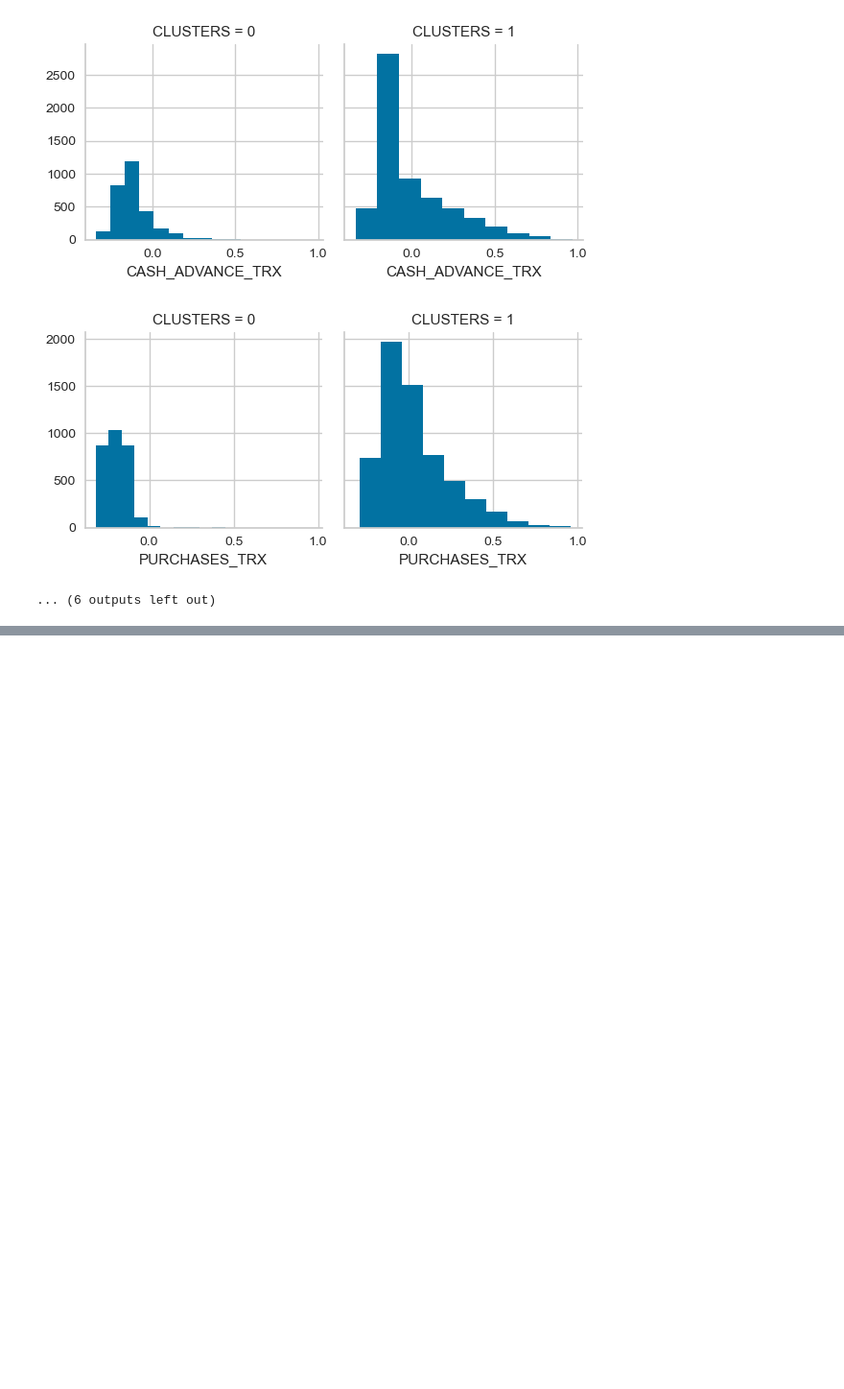
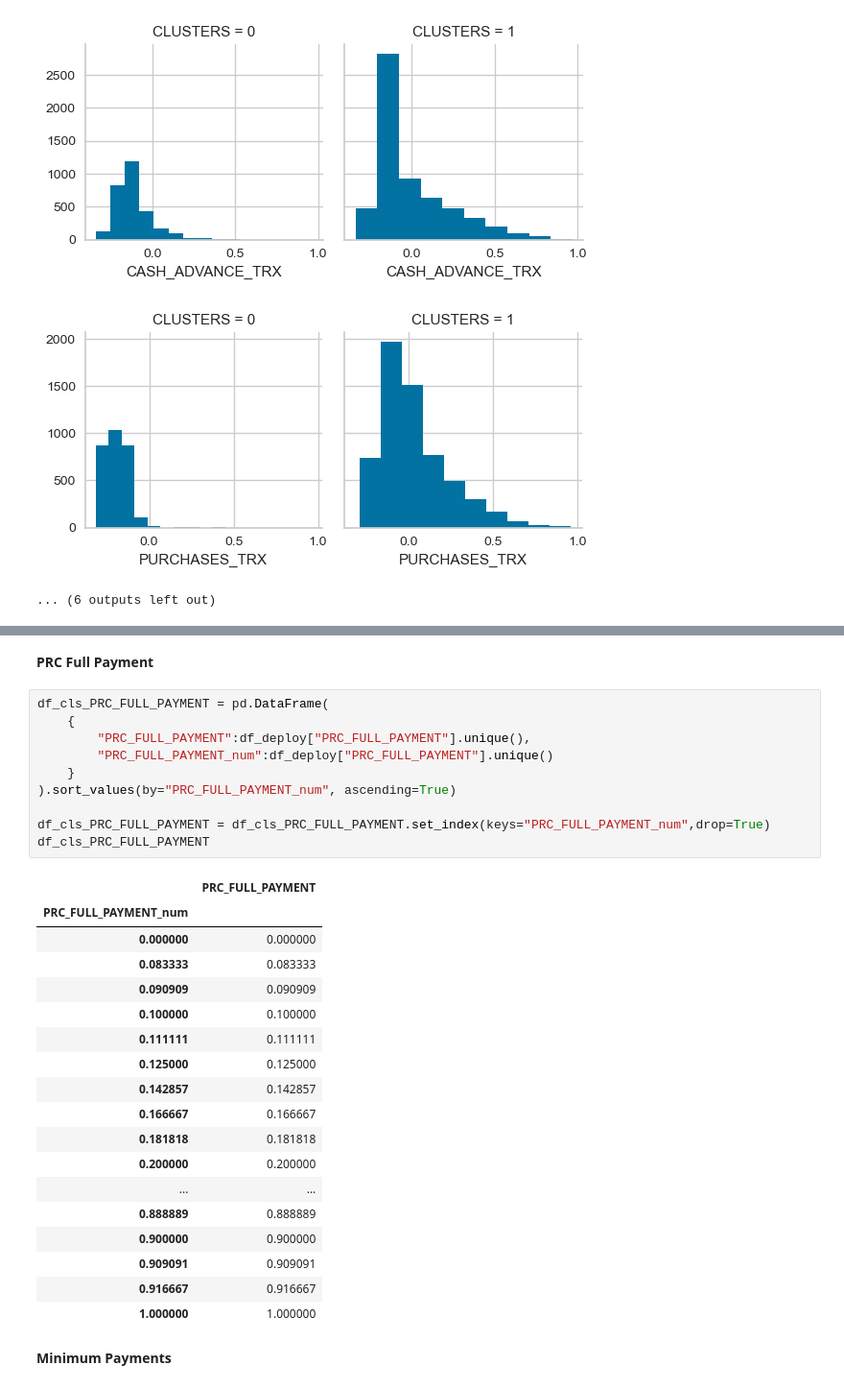
Before and after one commit to qarisp/H8_PYTN-KS08-019, a Jupyter notebook: FinalProject/FinalProject4/Notebook/PYTN_KampusMerdek_fp4_Qaris Ardian Pratama.ipynb, the cells around one changed output, grey strips where cells are left out. Shown at 96% size. Cells and saved outputs as stored; diff of their text form; blank space fills up the shorter version.

```diff
--- a/FinalProject/FinalProject4/Notebook/PYTN_KampusMerdek_fp4_Qaris Ardian Pratama.ipynb
+++ b/FinalProject/FinalProject4/Notebook/PYTN_KampusMerdek_fp4_Qaris Ardian Pratama.ipynb
@@ -520,0 +517,33 @@ clus_df.head()
+# %% [markdown]
+**PRC Full Payment**
+# %%
+df_cls_PRC_FULL_PAYMENT = pd.DataFrame(
+    {
+        "PRC_FULL_PAYMENT":df_deploy["PRC_FULL_PAYMENT"].unique(),
+        "PRC_FULL_PAYMENT_num":df_deploy["PRC_FULL_PAYMENT"].unique()
+    }
+).sort_values(by="PRC_FULL_PAYMENT_num", ascending=True)
+
+df_cls_PRC_FULL_PAYMENT = df_cls_PRC_FULL_PAYMENT.set_index(keys="PRC_FULL_PAYMENT_num",drop=True)
+df_cls_PRC_FULL_PAYMENT
+# %% [output]
+|  | PRC_FULL_PAYMENT |
+| PRC_FULL_PAYMENT_num |  |
+| 0.000000 | 0.000000 |
+| 0.083333 | 0.083333 |
+| 0.090909 | 0.090909 |
+| 0.100000 | 0.100000 |
+| 0.111111 | 0.111111 |
+| 0.125000 | 0.125000 |
+| 0.142857 | 0.142857 |
+| 0.166667 | 0.166667 |
+| 0.181818 | 0.181818 |
+| 0.200000 | 0.200000 |
+| ... | ... |
+| 0.888889 | 0.888889 |
+| 0.900000 | 0.900000 |
+| 0.909091 | 0.909091 |
+| 0.916667 | 0.916667 |
+| 1.000000 | 1.000000 |
+# %% [markdown]
+**Minimum Payments**
```
Also changed, not shown: parts of 53 cells of this notebook.
